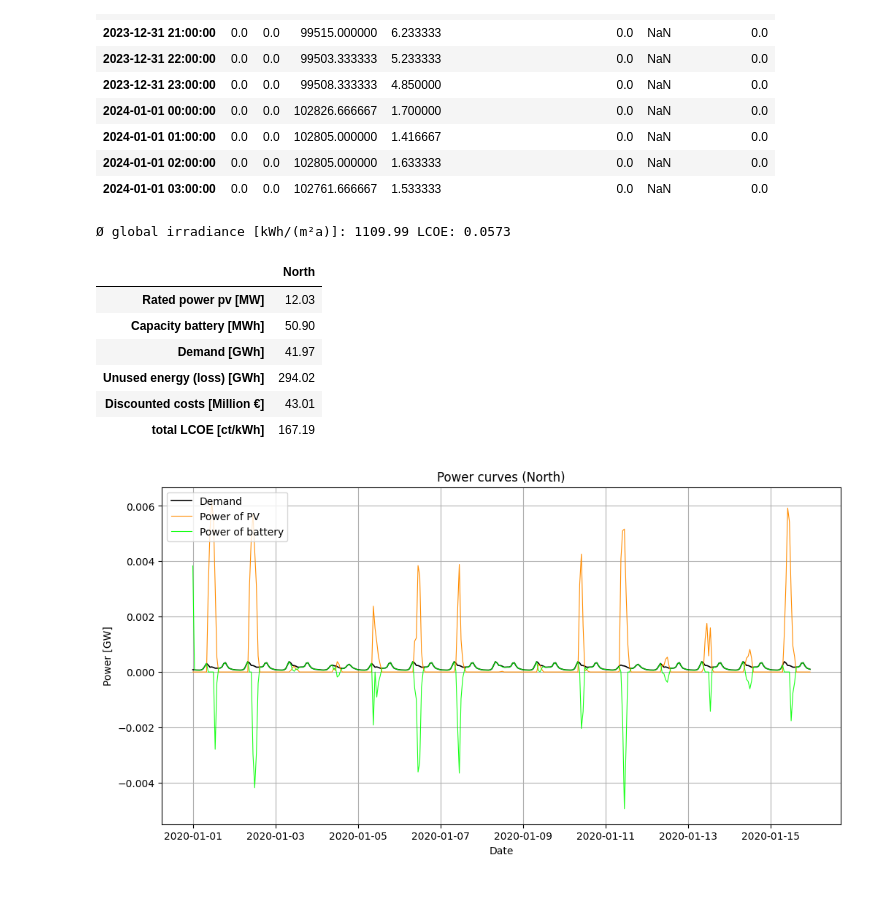
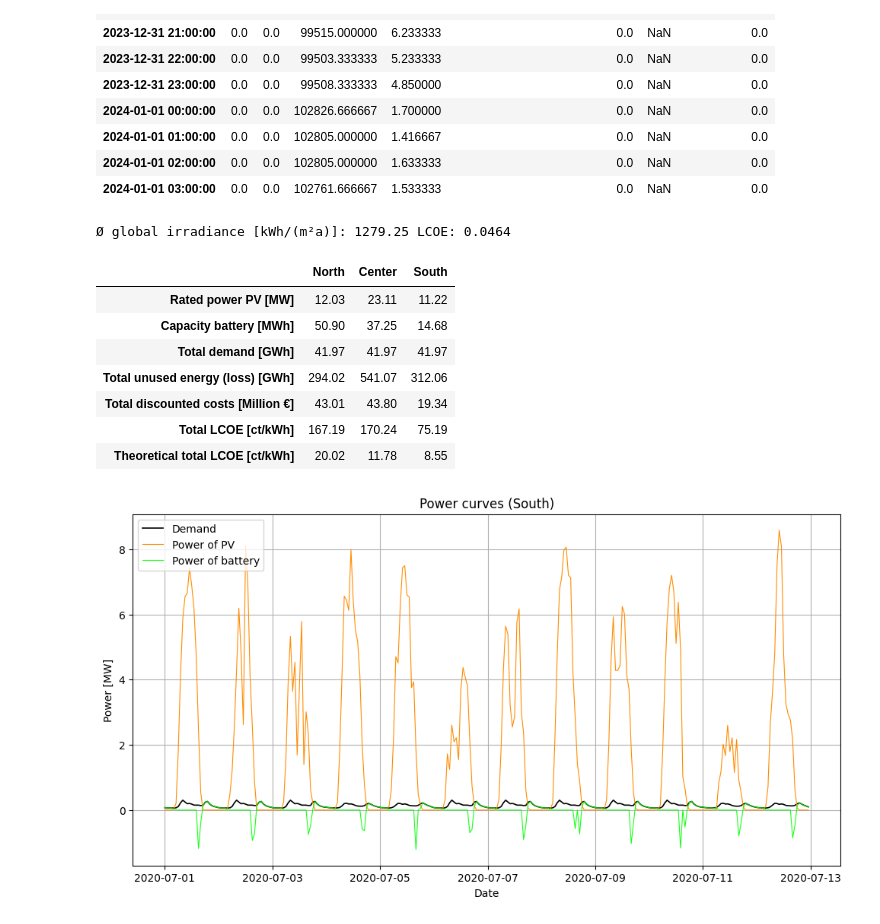
Before and after one commit to Lakim17/SERTS, a Jupyter notebook: pv_batt_opt.ipynb, the cells around one changed output. Saved outputs shown, nothing was run; the diff lists cells and outputs as text; code cells hidden in the pictures; blank space fills up the shorter version.

Commit message:
total LCOE added and demand edited

```diff
--- a/pv_batt_opt.ipynb
+++ b/pv_batt_opt.ipynb
@@ -394,7 +392,7 @@ def lin_interp_extrap(x_new, x, y):
     return y_new
 
 # - dataFrame for optimization
-i = 0 # 0:"north", 1:"center", 2:"south"
+i = 2 # 0:"north", 1:"center", 2:"south"
 df_solve = list_df_location[i]
 
 # - cost PV
@@ -424,7 +422,7 @@ factor_bat_EPR = 2 # energy power ratio, 2 h to fully charge or discharge
 factor_bat_eff = 0.90 ** 0.5 # 90% efficiency of battery, symmetrical distribution for charging and discharging
 count_years = (df_solve.index[-1].year - df_solve.index[0].year + 1) # 2020-2049 (30 years)
 # %% [output]
-Ø global irradiance [kWh/(m²a)]: 1109.99 LCOE: 0.0573
+Ø global irradiance [kWh/(m²a)]: 1279.25 LCOE: 0.0464
 # %%
 # -- optimization model including battery sizing
 model = pyo.ConcreteModel()
@@ -519,64 +517,74 @@ opt = SolverFactory("cbc", executable="./CBC/bin/cbc.exe")
 
 results = opt.solve(model, keepfiles=False, logfile="solve.log")
 # %%
+# -- saving results
+rated_pv_power = pyo.value(model.x_pv) # MWh
+
 df_result = pd.DataFrame({
     "E_bat": [pyo.value(model.E_bat[t]) for t in model.T],
     "P_bat": [pyo.value(model.P_bat_discharge[t]) - pyo.value(model.P_bat_charge[t]) for t in model.T],
     "P_demand": [pyo.value(model.P_demand[t]) for t in model.T],
     "loss": [pyo.value(model.loss[t]) for t in model.T]
 }, index=model.T).join([
-    df_solve["P_pv_scalable"] * pyo.value(model.x_pv)
+    df_solve["P_pv_scalable"] * rated_pv_power
 ]).rename(columns={"P_pv_scalable": "P_pv_model"})
 
+# calculate LCOE
 annual_energy_demand = E_el_households + E_el_commercial_office + E_el_commercial_fitness_center + E_el_agriculture # Wh
 discounted_energy_consumption = (annual_energy_demand / 1_000 ) * ((1 - (1 + WACC_pv)**(-count_years)) / WACC_pv) # kWh
+discounted_energy_production_th = np.sum(
+    (df_result["P_pv_model"] / 1_000) / (1 + WACC_pv)**(df_result.index.year - 2020)
+) # kWh
 discounted_costs = pyo.value(model.objective) # €
 
+# visualize overview over results
 dict_results_overview_temp = {
-    "Rated power pv [MW]": float(round(pyo.value(model.x_pv), 2)),
-    "Capacity battery [MWh]": float(round(pyo.value(model.E_bat_max) / 1e3, 2)),
-    "Total demand [GWh]": float(round(df_result["P_demand"].sum() / 1e9, 2)),
-    "Total unused energy (loss) [GWh]": float(round(df_result["loss"].sum() / 1e9, 2)),
-    "Total discounted costs [Million €]": float(round(discounted_costs / 1e6, 2)),
-    "Total LCOE [ct/kWh]": float(round((discounted_costs * 100) / discounted_energy_consumption, 2)),
+    "Rated power PV [MW]": float(rated_pv_power),
+    "Capacity battery [MWh]": float(pyo.value(model.E_bat_max) / 1e3),
+    "Total demand [GWh]": float(df_result["P_demand"].sum() / 1e9),
+    "Total unused energy (loss) [GWh]": float(df_result["loss"].sum() / 1e9),
+    "Total discounted costs [Million €]": float(discounted_costs / 1e6),
+    "Total LCOE [ct/kWh]": float((discounted_costs * 100) / discounted_energy_consumption),
+    "Theoretical total LCOE [ct/kWh]": float((discounted_costs * 100) / discounted_energy_production_th)
 }
 dict_results_overview[list_str_location[i]] = dict_results_overview_temp
 df_results_overview = pd.DataFrame(dict_results_overview)
 display(df_results_overview.round(2))
 # %% [output]
-|  | North |
-| Rated power pv [MW] | 12.03 |
-| Capacity battery [MWh] | 50.90 |
-| Demand [GWh] | 41.97 |
-| Unused energy (loss) [GWh] | 294.02 |
-| Discounted costs [Million €] | 43.01 |
-| total LCOE [ct/kWh] | 167.19 |
+|  | North | Center | South |
+| Rated power PV [MW] | 12.03 | 23.11 | 11.22 |
+| Capacity battery [MWh] | 50.90 | 37.25 | 14.68 |
+| Total demand [GWh] | 41.97 | 41.97 | 41.97 |
+| Total unused energy (loss) [GWh] | 294.02 | 541.07 | 312.06 |
+| Total discounted costs [Million €] | 43.01 | 43.80 | 19.34 |
+| Total LCOE [ct/kWh] | 167.19 | 170.24 | 75.19 |
+| Theoretical total LCOE [ct/kWh] | 20.02 | 11.78 | 8.55 |
 # %%
 # -- Visualisierung der Modellausgaben
 df_result_for_visualization = df_result.loc[
     "2020-01-01":"2020-1-15", ("P_pv_model", "P_bat", "P_demand", "loss") # "2020-06-01 00:00:00":"2020-06-12 23:50:00"
     ]#.resample("D").mean()
 # df_result_for_visualization = df_result_for_visualization.groupby(df_result_for_visualization.index.time).mean()
 
 x = df_result_for_visualization.index
-y_demand = df_result_for_visualization["P_demand"] / 1e9
-y_pv = df_result_for_visualization["P_pv_model"] / 1e9
-y_bat = df_result_for_visualization["P_bat"] / 1e9
-y_loss = df_result_for_visualization["loss"] / 1e9
+y_demand = df_result_for_visualization["P_demand"] / 1e6
+y_pv = df_result_for_visualization["P_pv_model"] / 1e6
+y_bat = df_result_for_visualization["P_bat"] / 1e6
+y_loss = df_result_for_visualization["loss"] / 1e6
 y_sum = y_pv - y_loss + y_bat
 
 fig, ax1 = plt.subplots(figsize=(12, 6))
 
 ax1.plot(x, y_demand, label="Demand", linewidth=1.2, color="black", alpha=1)
 ax1.plot(x, y_pv, label="Power of PV", linewidth=0.8, color="darkorange", alpha=1)
 ax1.plot(x, y_bat, label="Power of battery", linewidth=0.8, color="lime", alpha=0.9)
-ax1.set_ylabel("Power [GW]")
+ax1.set_ylabel("Power [MW]")
 ax1.set_xlabel("Date")
 ax1.legend(loc="upper left")
 
 plt.grid(True)
 
 plt.title(f"Power curves ({list_str_location[i]})")
 plt.show()
 # %% [output]
-[figure, old version]
+[figure, new version]
```
Also changed, not shown: parts of 2 cells of this notebook, 1 other file.
